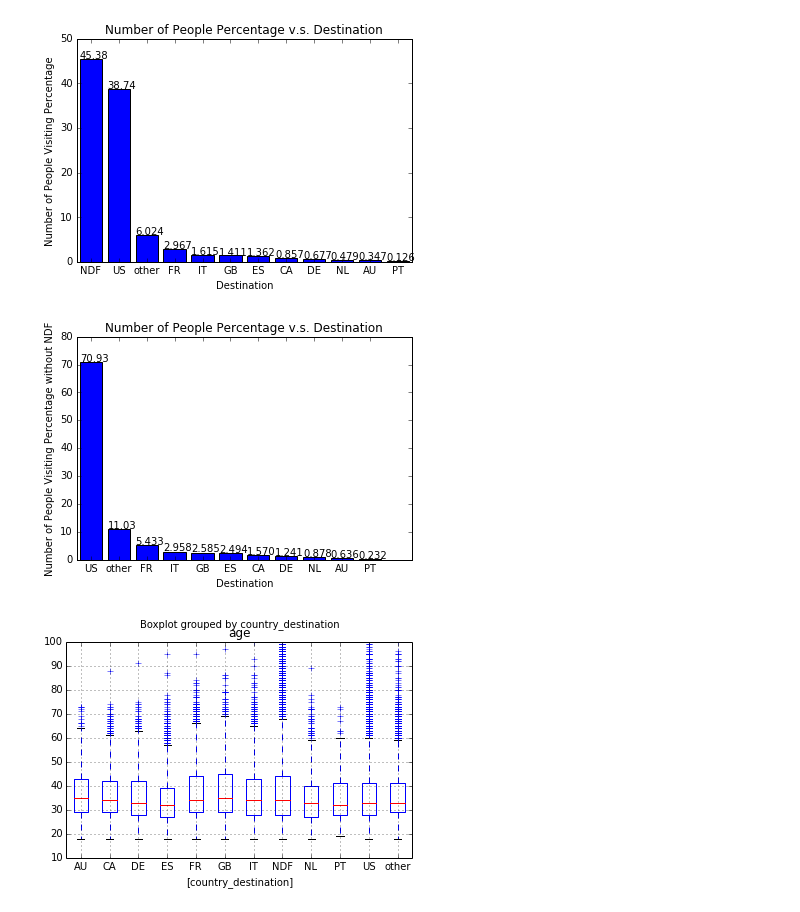
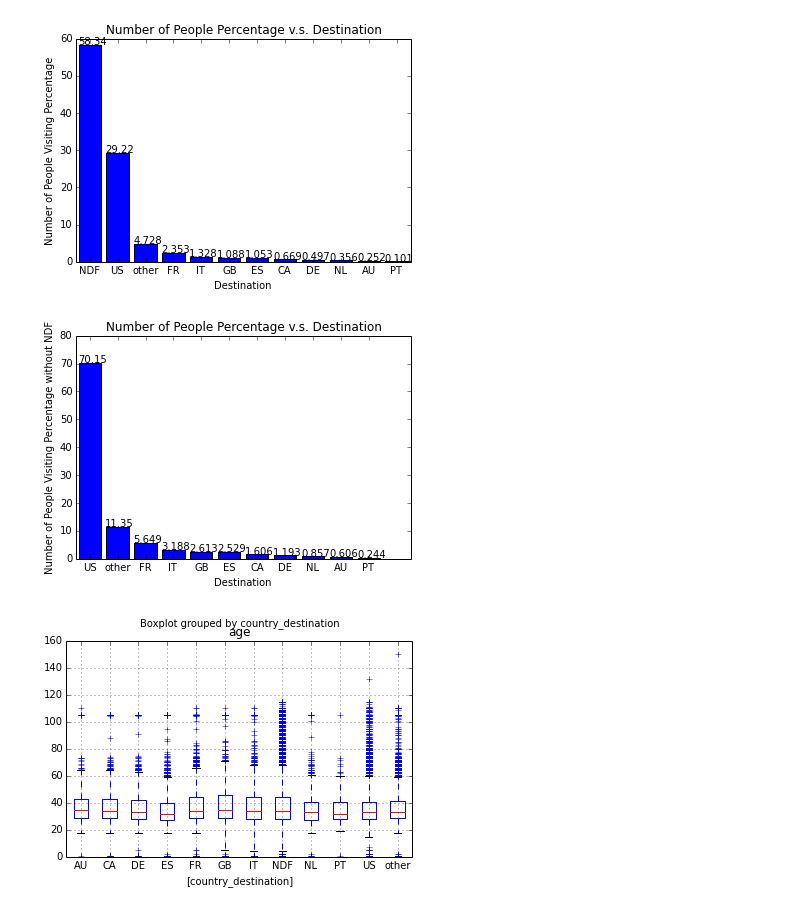
Before and after one commit to yaojiayu0826/Airbnb-case, a Jupyter notebook: data_explore.ipynb, the cells around one changed output. Cells and saved outputs as stored; diff of their text form; code cells hidden in the pictures.

```diff
--- a/data_explore.ipynb
+++ b/data_explore.ipynb
@@ -6,7 +6,7 @@ import pandas
 import matplotlib.pyplot as plt
 
 
-with open('train_users_3.csv','rU') as f:
+with open('train_users.csv','rU') as f:
     reader = csv.reader(f, delimiter = ',')
     reader.next()
     cc = Counter(row[15] for row in reader)
@@ -47,24 +47,24 @@ for i, v in enumerate(num):
     ax.text(i + 0.1, v + 0.1, "%.5s" %str(v), color='black')
 plt.show()
 # %% [output]
-[figure, old version]
+[figure, new version]
-[figure, old version]
+[figure, new version]
 # %%
 %matplotlib inline
 import csv
 import matplotlib.pyplot as plt
 import pandas as pd
 import numpy as np
 
 # country_destination age plot
 # If age is greater than 1000, assume it is the birth year
-train = pd.read_csv('train_users_2.csv')
+train = pd.read_csv('train_users.csv')
 grpby = train.groupby(['id','country_destination'])['age'].sum().reset_index()
 grpby = grpby.dropna(axis = 0)
 ages =np.array(grpby['age'], dtype=np.float)
 grpby['age']=np.where(ages > 1000,2015-ages,ages)
 df = grpby.boxplot(by='country_destination')
 
 plt.show()
 # %% [output]
-[figure, old version]
+[figure, new version]
```
Also changed, not shown: parts of 11 cells of this notebook.
